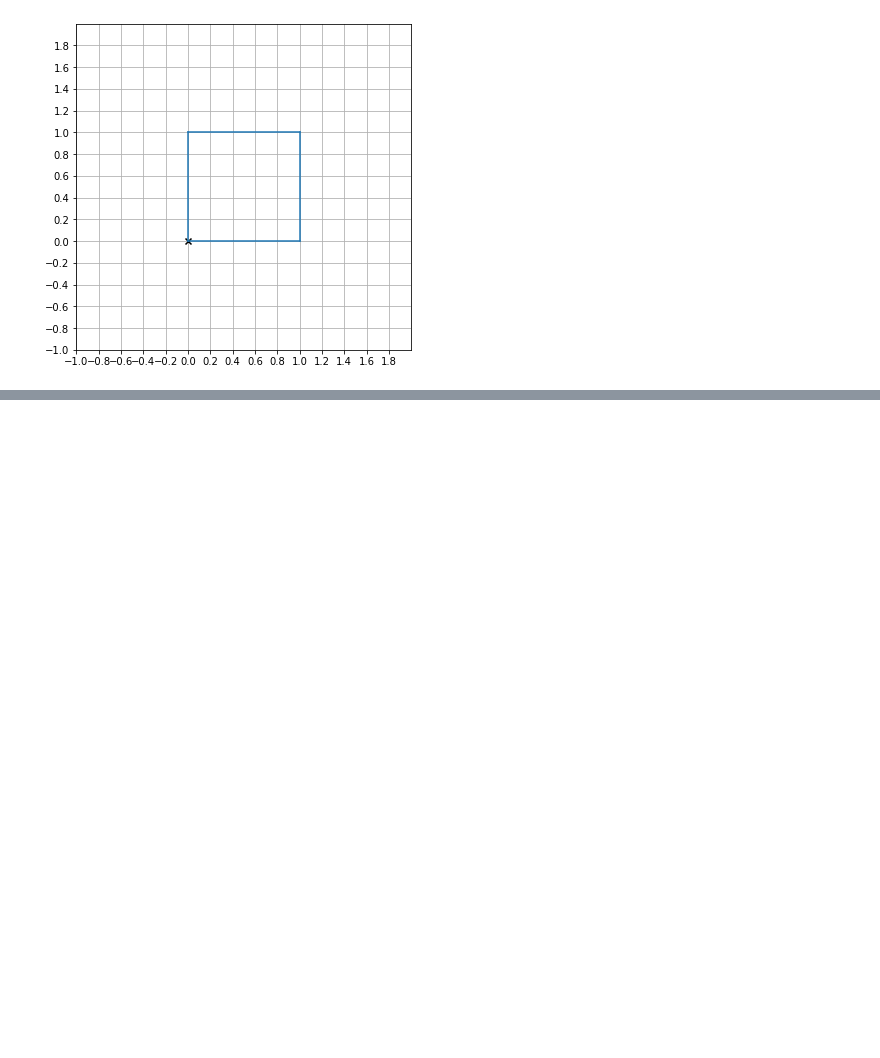
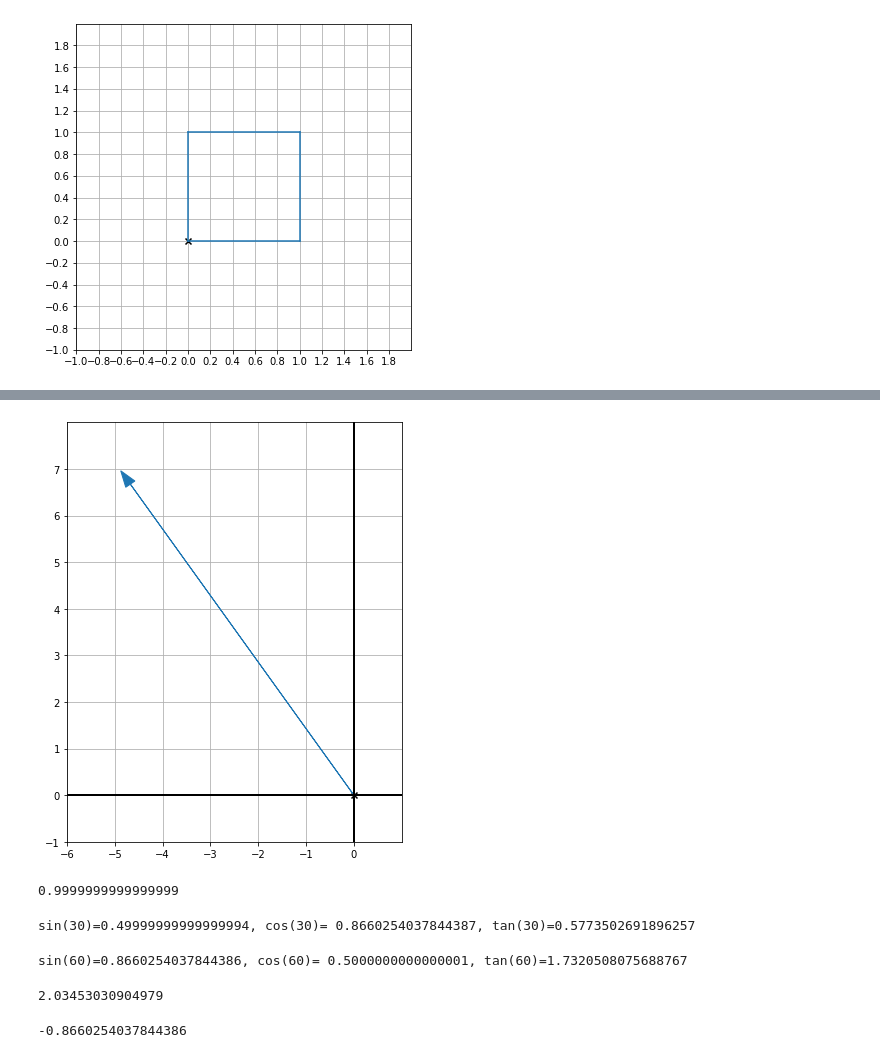
Before and after one commit to saradhimpardha/math_for_programmers, a Jupyter notebook: chapter_02/ch02_exercises.ipynb, the cells around one changed output, grey strips where cells are left out. Saved outputs shown, nothing was run; the diff lists cells and outputs as text; code cells hidden in the pictures; blank space fills up the shorter version.

```diff
--- a/chapter_02/ch02_exercises.ipynb
+++ b/chapter_02/ch02_exercises.ipynb
@@ -239,0 +261,7 @@ draw(Polygon(*square), grid=(0.2,0.2), axes=None)
+# %%
+from math import sin,cos,pi,atan2,tan
+
+def to_cartesian(radius, angle):
+    x = radius * cos(angle)
+    y = radius * sin(angle)
+    return (x,y)
@@ -239,0 +281,3 @@ draw(Polygon(*square), grid=(0.2,0.2), axes=None)
+# %%
+def to_radians(angle):
+    return (angle*pi/180)
@@ -239,0 +294,25 @@ draw(Polygon(*square), grid=(0.2,0.2), axes=None)
+# %%
+draw(Arrow(to_cartesian(*u), color=blue))
+# %% [output]
+[figure, added]
+# %%
+length((sqrt(3)/2, 1/2))
+# %% [output]
+0.9999999999999999
+# %%
+print(f'sin(30)={sin(to_radians(30))}, cos(30)= {cos(to_radians(30))}, tan(30)={tan(to_radians(30))}')
+# %% [output]
+sin(30)=0.49999999999999994, cos(30)= 0.8660254037844387, tan(30)=0.5773502691896257
+# %%
+print(f'sin(60)={sin(to_radians(60))}, cos(60)= {cos(to_radians(60))}, tan(60)={tan(to_radians(60))}')
+# %% [output]
+sin(60)=0.8660254037844386, cos(60)= 0.5000000000000001, tan(60)=1.7320508075688767
+# %%
+to_radians(116.57)
+# %% [output]
+2.03453030904979
+# %%
+cos(10*pi/6)
+sin(10*pi/6)
+# %% [output]
+-0.8660254037844386
```
Also changed, not shown: parts of 31 cells of this notebook.
